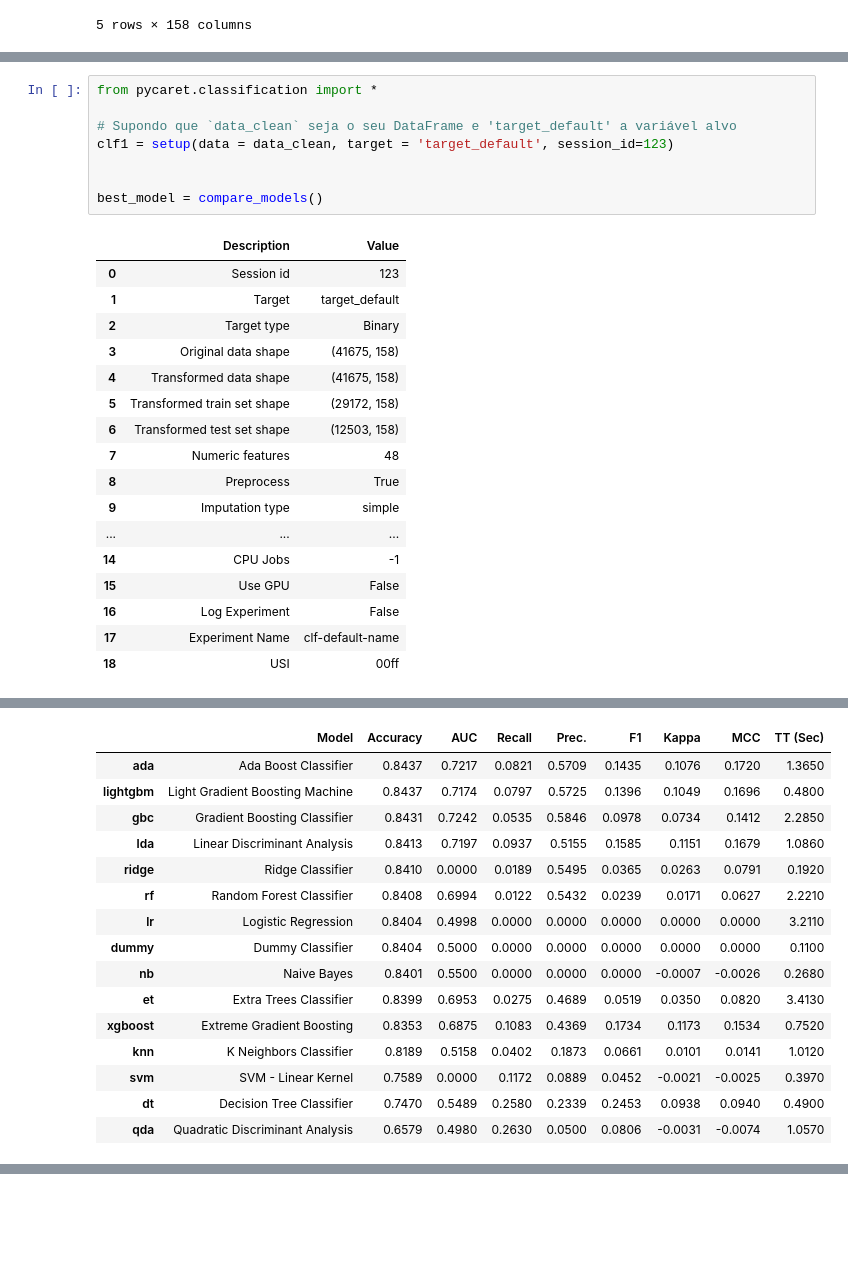
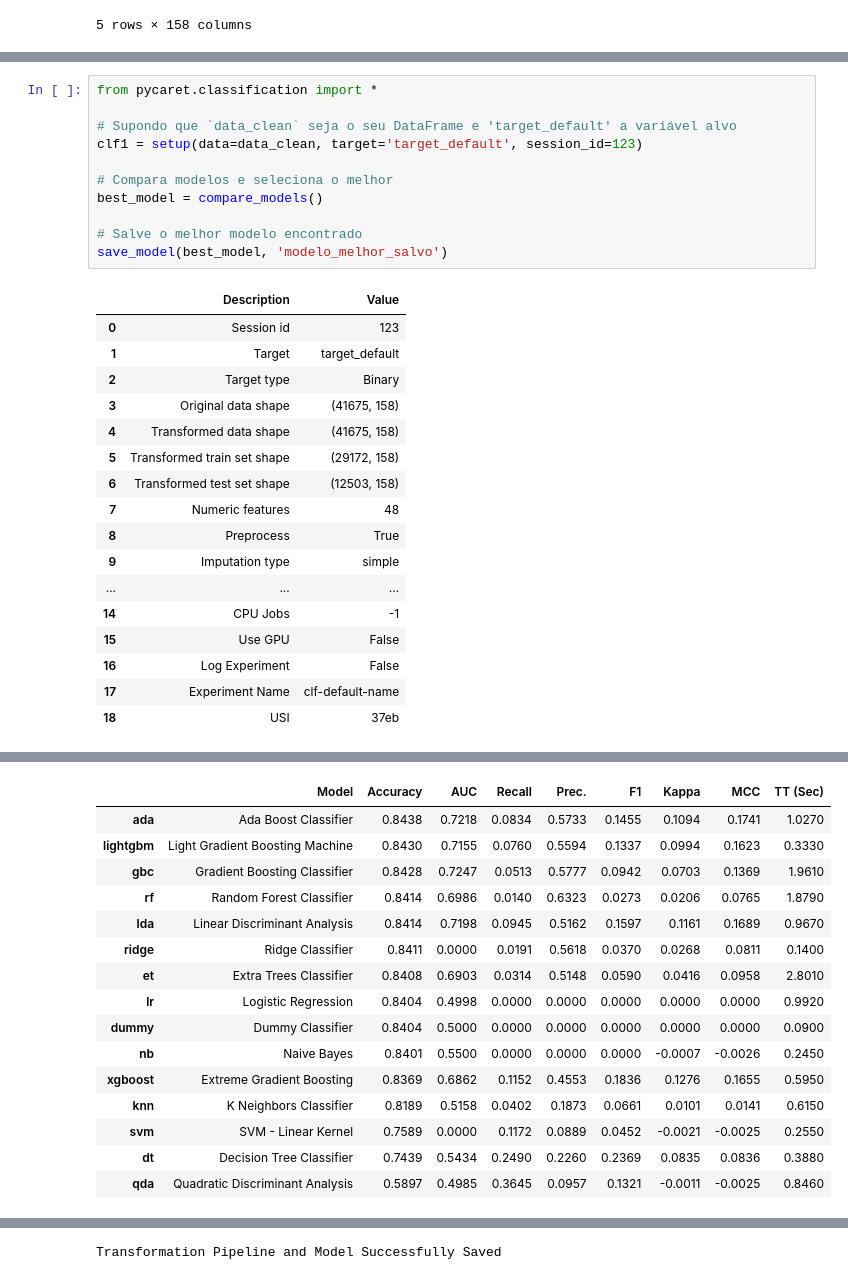
Before and after one commit to TcheloBorgas/SynthAI, a Jupyter notebook: IA/Risco de Credito/Modelo.ipynb, the cells around one changed output, grey strips where cells are left out. Saved outputs shown, nothing was run; the diff lists cells and outputs as text; blank space fills up the shorter version.

```diff
--- a/IA/Risco de Credito/Modelo.ipynb
+++ b/IA/Risco de Credito/Modelo.ipynb
@@ -498,44 +474,48 @@ Name: count, dtype: int64
 # %%
 from pycaret.classification import *
 
 # Supondo que `data_clean` seja o seu DataFrame e 'target_default' a variável alvo
-clf1 = setup(data = data_clean, target = 'target_default', session_id=123)
+clf1 = setup(data=data_clean, target='target_default', session_id=123)
 
+# Compara modelos e seleciona o melhor
+best_model = compare_models()
 
-best_model = compare_models()
+# Salve o melhor modelo encontrado
+save_model(best_model, 'modelo_melhor_salvo')
 # %% [output]
 |  | Description | Value |
 | 0 | Session id | 123 |
 | 1 | Target | target_default |
 | 2 | Target type | Binary |
 | 3 | Original data shape | (41675, 158) |
 | 4 | Transformed data shape | (41675, 158) |
 | 5 | Transformed train set shape | (29172, 158) |
 | 6 | Transformed test set shape | (12503, 158) |
 | 7 | Numeric features | 48 |
 | 8 | Preprocess | True |
 | 9 | Imputation type | simple |
 | ... | ... | ... |
 | 14 | CPU Jobs | -1 |
 | 15 | Use GPU | False |
 | 16 | Log Experiment | False |
 | 17 | Experiment Name | clf-default-name |
-| 18 | USI | 00ff |
+| 18 | USI | 37eb |
 [interactive output not drawn]
 |  | Model | Accuracy | AUC | Recall | Prec. | F1 | Kappa | MCC | TT (Sec) |
-| ada | Ada Boost Classifier | 0.8437 | 0.7217 | 0.0821 | 0.5709 | 0.1435 | 0.1076 | 0.1720 | 1.3650 |
-| lightgbm | Light Gradient Boosting Machine | 0.8437 | 0.7174 | 0.0797 | 0.5725 | 0.1396 | 0.1049 | 0.1696 | 0.4800 |
-| gbc | Gradient Boosting Classifier | 0.8431 | 0.7242 | 0.0535 | 0.5846 | 0.0978 | 0.0734 | 0.1412 | 2.2850 |
-| lda | Linear Discriminant Analysis | 0.8413 | 0.7197 | 0.0937 | 0.5155 | 0.1585 | 0.1151 | 0.1679 | 1.0860 |
-| ridge | Ridge Classifier | 0.8410 | 0.0000 | 0.0189 | 0.5495 | 0.0365 | 0.0263 | 0.0791 | 0.1920 |
-| rf | Random Forest Classifier | 0.8408 | 0.6994 | 0.0122 | 0.5432 | 0.0239 | 0.0171 | 0.0627 | 2.2210 |
-| lr | Logistic Regression | 0.8404 | 0.4998 | 0.0000 | 0.0000 | 0.0000 | 0.0000 | 0.0000 | 3.2110 |
-| dummy | Dummy Classifier | 0.8404 | 0.5000 | 0.0000 | 0.0000 | 0.0000 | 0.0000 | 0.0000 | 0.1100 |
-| nb | Naive Bayes | 0.8401 | 0.5500 | 0.0000 | 0.0000 | 0.0000 | -0.0007 | -0.0026 | 0.2680 |
-| et | Extra Trees Classifier | 0.8399 | 0.6953 | 0.0275 | 0.4689 | 0.0519 | 0.0350 | 0.0820 | 3.4130 |
-| xgboost | Extreme Gradient Boosting | 0.8353 | 0.6875 | 0.1083 | 0.4369 | 0.1734 | 0.1173 | 0.1534 | 0.7520 |
-| knn | K Neighbors Classifier | 0.8189 | 0.5158 | 0.0402 | 0.1873 | 0.0661 | 0.0101 | 0.0141 | 1.0120 |
-| svm | SVM - Linear Kernel | 0.7589 | 0.0000 | 0.1172 | 0.0889 | 0.0452 | -0.0021 | -0.0025 | 0.3970 |
-| dt | Decision Tree Classifier | 0.7470 | 0.5489 | 0.2580 | 0.2339 | 0.2453 | 0.0938 | 0.0940 | 0.4900 |
-| qda | Quadratic Discriminant Analysis | 0.6579 | 0.4980 | 0.2630 | 0.0500 | 0.0806 | -0.0031 | -0.0074 | 1.0570 |
+| ada | Ada Boost Classifier | 0.8438 | 0.7218 | 0.0834 | 0.5733 | 0.1455 | 0.1094 | 0.1741 | 1.0270 |
+| lightgbm | Light Gradient Boosting Machine | 0.8430 | 0.7155 | 0.0760 | 0.5594 | 0.1337 | 0.0994 | 0.1623 | 0.3330 |
+| gbc | Gradient Boosting Classifier | 0.8428 | 0.7247 | 0.0513 | 0.5777 | 0.0942 | 0.0703 | 0.1369 | 1.9610 |
+| rf | Random Forest Classifier | 0.8414 | 0.6986 | 0.0140 | 0.6323 | 0.0273 | 0.0206 | 0.0765 | 1.8790 |
+| lda | Linear Discriminant Analysis | 0.8414 | 0.7198 | 0.0945 | 0.5162 | 0.1597 | 0.1161 | 0.1689 | 0.9670 |
+| ridge | Ridge Classifier | 0.8411 | 0.0000 | 0.0191 | 0.5618 | 0.0370 | 0.0268 | 0.0811 | 0.1400 |
+| et | Extra Trees Classifier | 0.8408 | 0.6903 | 0.0314 | 0.5148 | 0.0590 | 0.0416 | 0.0958 | 2.8010 |
+| lr | Logistic Regression | 0.8404 | 0.4998 | 0.0000 | 0.0000 | 0.0000 | 0.0000 | 0.0000 | 0.9920 |
+| dummy | Dummy Classifier | 0.8404 | 0.5000 | 0.0000 | 0.0000 | 0.0000 | 0.0000 | 0.0000 | 0.0900 |
+| nb | Naive Bayes | 0.8401 | 0.5500 | 0.0000 | 0.0000 | 0.0000 | -0.0007 | -0.0026 | 0.2450 |
+| xgboost | Extreme Gradient Boosting | 0.8369 | 0.6862 | 0.1152 | 0.4553 | 0.1836 | 0.1276 | 0.1655 | 0.5950 |
+| knn | K Neighbors Classifier | 0.8189 | 0.5158 | 0.0402 | 0.1873 | 0.0661 | 0.0101 | 0.0141 | 0.6150 |
+| svm | SVM - Linear Kernel | 0.7589 | 0.0000 | 0.1172 | 0.0889 | 0.0452 | -0.0021 | -0.0025 | 0.2550 |
+| dt | Decision Tree Classifier | 0.7439 | 0.5434 | 0.2490 | 0.2260 | 0.2369 | 0.0835 | 0.0836 | 0.3880 |
+| qda | Quadratic Discriminant Analysis | 0.5897 | 0.4985 | 0.3645 | 0.0957 | 0.1321 | -0.0011 | -0.0025 | 0.8460 |
 [interactive output not drawn]
+Transformation Pipeline and Model Successfully Saved
```
Also changed, not shown: parts of 8 cells of this notebook, 9 other files.
